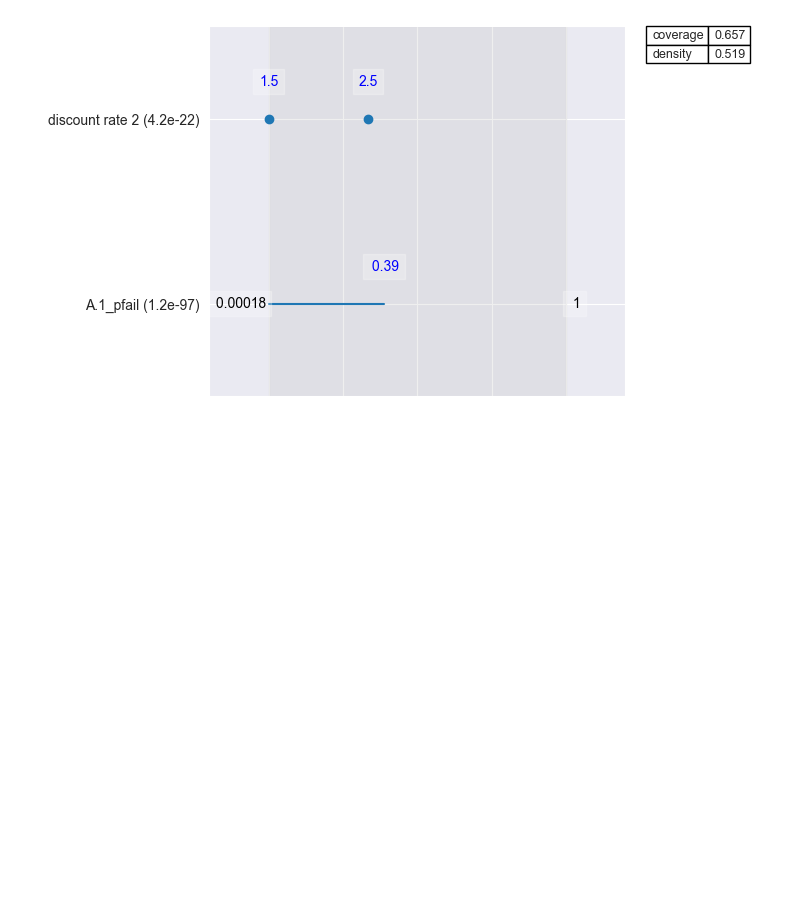
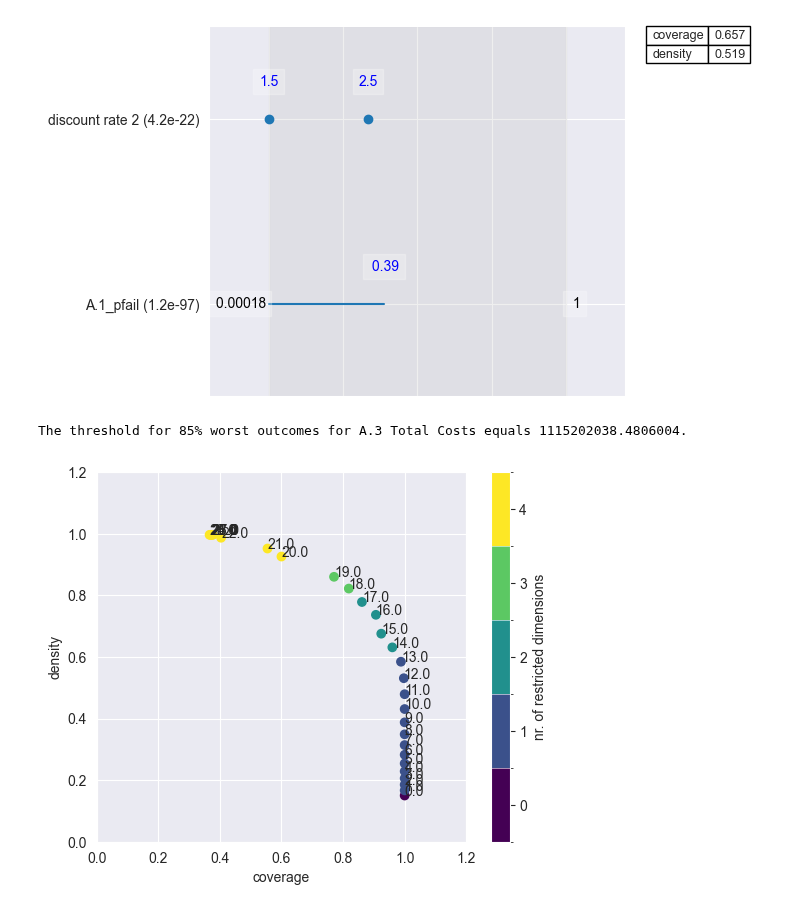
Before and after one commit to ndaswani1/EPA141A-labs, a Jupyter notebook: final assignment/dike_model_prim_analysis.ipynb, the cells around one changed output. Saved outputs shown, nothing was run; the diff lists cells and outputs as text; code cells hidden in the pictures; blank space fills up the shorter version.

Commit message:
PRIM with problem framing 3 fully elaborated

```diff
--- a/final assignment/dike_model_prim_analysis.ipynb
+++ b/final assignment/dike_model_prim_analysis.ipynb
@@ -183,3 +188,16 @@ box.inspect(point_to_study, style='graph')
 # %% [output]
 [<Figure size 640x480 with 1 Axes>]
 [figure]
+# %%
+y = dep_var(df=outcomes, outcome_to_study='A.3 Total Costs')
+# %% [output]
+The threshold for 85% worst outcomes for A.3 Total Costs equals 1115202038.4806004.
+# %%
+sd_alg = prim.Prim(x=X, y=y, threshold=0.8, peel_alpha=0.1)
+# %%
+box = sd_alg.find_box()
+# %%
+box.show_tradeoff(annotated=True)
+plt.show()
+# %% [output]
+[figure, added]
```
Also changed, not shown: parts of 7 cells of this notebook.
